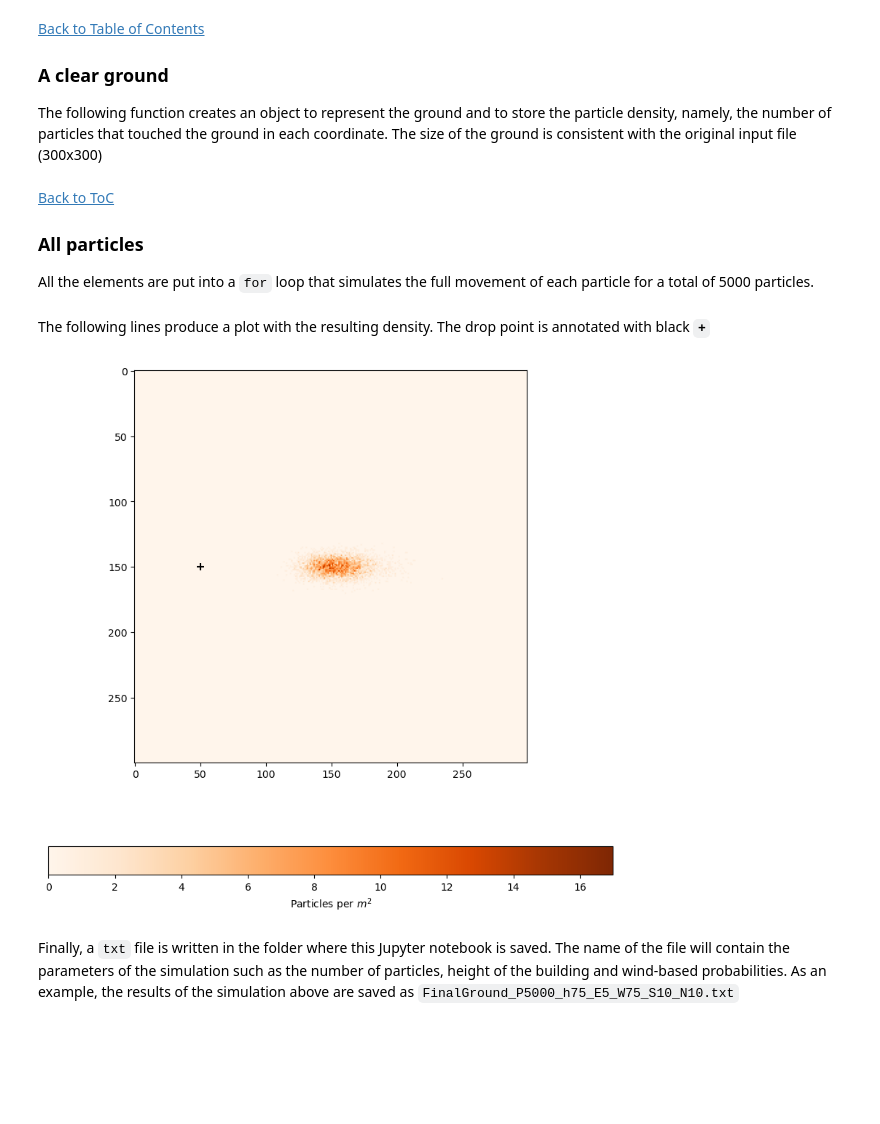
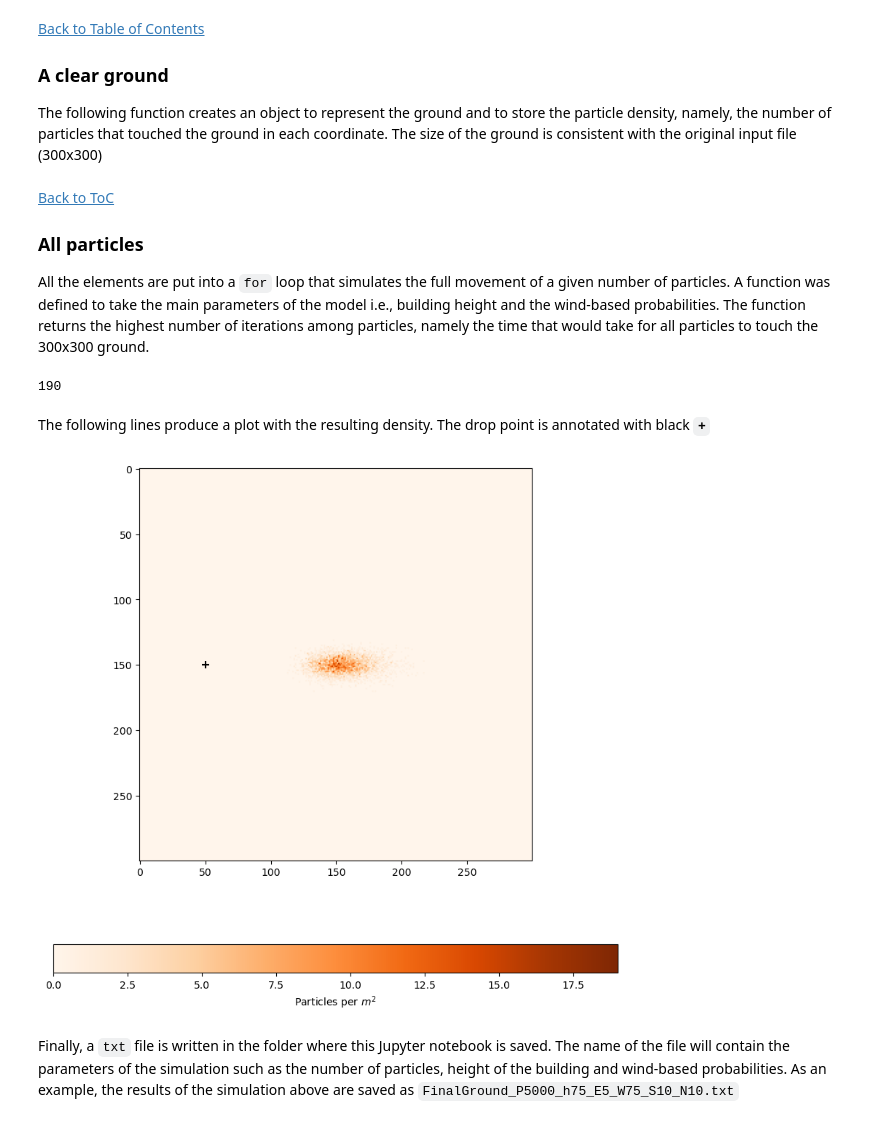
Before and after one commit to juanfonsecaLS1/2ndAssignment, a Jupyter notebook: Bomb_model.ipynb, the cells around one changed output. Drawn from its saved outputs; the diff is of its cells as text; code cells hidden in the pictures; blank space fills up the shorter version.

````diff
--- a/Bomb_model.ipynb
+++ b/Bomb_model.ipynb
@@ -251,34 +266,54 @@ myground = clear_ground()
 # %% [markdown]
 [Back to ToC](#ToC)
 ### All particles <a class="anchor" id="st-all"></a>
-All the elements are put into a ```for``` loop that simulates the full movement of each particle for a total of 5000 particles.
+All the elements are put into a ```for``` loop that simulates the full movement of a given number of particles. A function was defined to take the main parameters of the model i.e., building height and the wind-based probabilities. The function returns the highest number of iterations among particles, namely the time that would take for all particles to touch the 300x300 ground.
 # %%
 # Define the number of particles
 n_particles = 5000
-# Run simulation with n_particles
-for i in range(n_particles):
-    # Initial conditions
-    particle = Particle(x = x0, y = y0, z = 75)
 
-    # Movement until it reaches the gound
-    while particle.z>0 :
-        move(particle)
-        if not(particle.x in range(len(myground[0])-1)) or not(particle.y in range(len(myground)-1)):
-            break
+# Define function for the dispersion model
+def dispersion_model(n_particles, height, prob2D):
+    global myground
+    global x0
+    global y0
+    # Run simulation with n_particles
+    for i in range(n_particles):
+        # Initial conditions
+        particle = Particle(x = x0, y = y0, z = height)
 
-    # Update the ground density object
-    if particle.z==0:
-        myground[particle.y][particle.x] += 1
+        max_its=0
+        # Movement until it reaches the gound
+        while particle.z>0 :
+            move(particle,prob2D)
+            if not(particle.x in range(len(myground[0])-1)) or not(particle.y in range(len(myground)-1)):
+                break
+            max_its=max_its+1
+
+        # Update the ground density object
+        if particle.z==0:
+            myground[particle.y][particle.x] += 1
+
+    return(max_its)
+
+# Run the dispersion model for 5000 particles, a building height of 75 m and with default probabilities.
+dispersion_model(n_particles,75,[0.05,0.75,0.1,0.1])
+# %% [output]
+190
 # %% [markdown]
 The following lines produce a plot with the resulting density. The drop point is annotated with black **```+```**
 # %%
-matplotlib.pyplot.figure(figsize = (10,10))
-matplotlib.pyplot.imshow(myground, cmap='Oranges')
-matplotlib.pyplot.colorbar(label=r'Particles per '+'$m^2$', orientation="horizontal")
-matplotlib.pyplot.scatter(x0, y0, s = 50, c = 'black', marker = "+") # Drop point
-matplotlib.pyplot.show()
+# Function definition
+def plot_ground():
+    matplotlib.pyplot.figure(figsize = (10,10))
+    matplotlib.pyplot.imshow(myground, cmap='Oranges')
+    matplotlib.pyplot.colorbar(label=r'Particles per '+'$m^2$', orientation="horizontal")
+    matplotlib.pyplot.scatter(x0, y0, s = 50, c = 'black', marker = "+") # Drop point
+    matplotlib.pyplot.show()
+
+# Run function for visualisation
+plot_ground()
 # %% [output]
-[figure, old version]
+[figure, new version]
 # %% [markdown]
 Finally, a ```txt``` file is written in the folder where this Jupyter notebook is saved. The name of the file will contain the parameters of the simulation such as the number of particles, height of the building and wind-based probabilities. As an example, the results of the simulation above are saved as ```FinalGround_P5000_h75_E5_W75_S10_N10.txt```
 # %%
````
Also changed, not shown: parts of 16 cells of this notebook, 5 other files.
